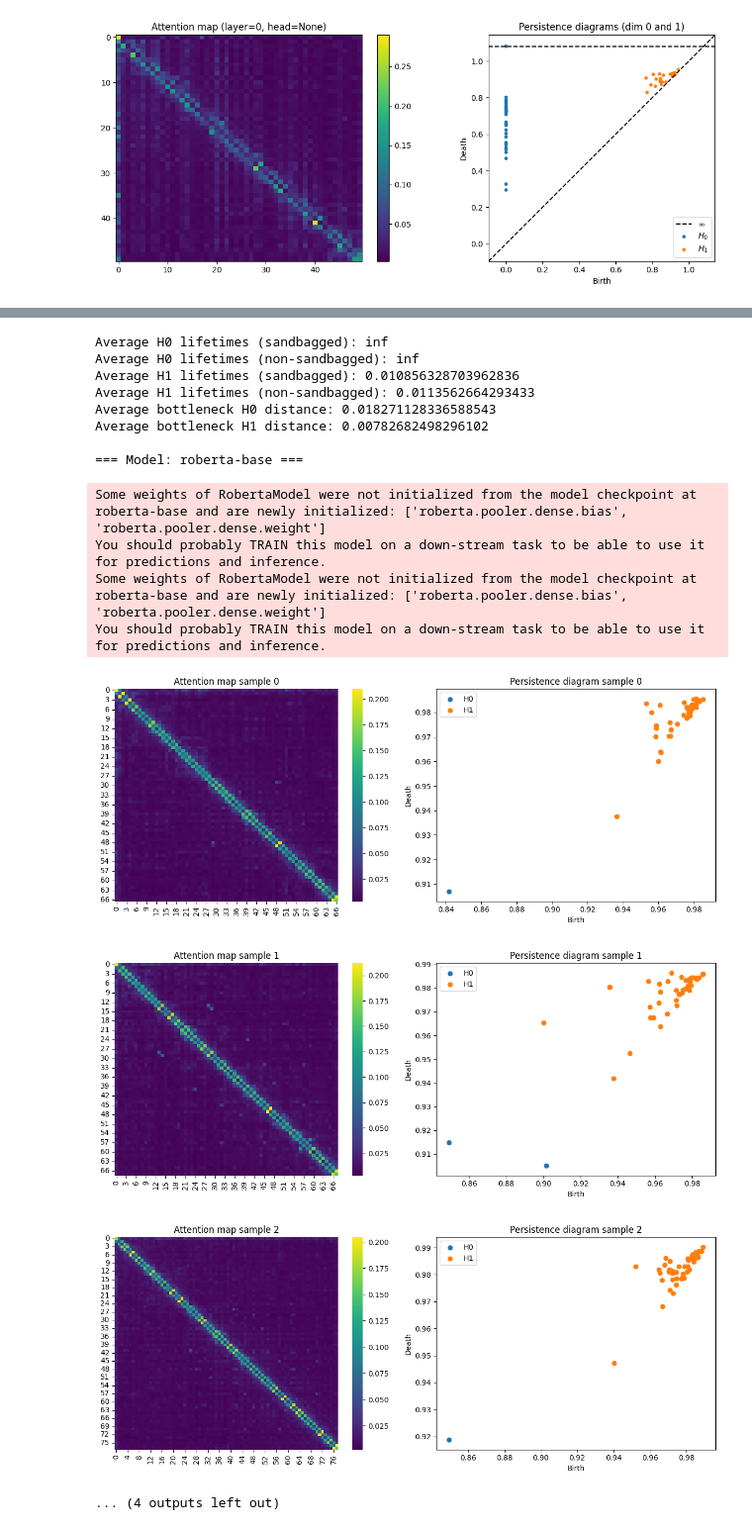
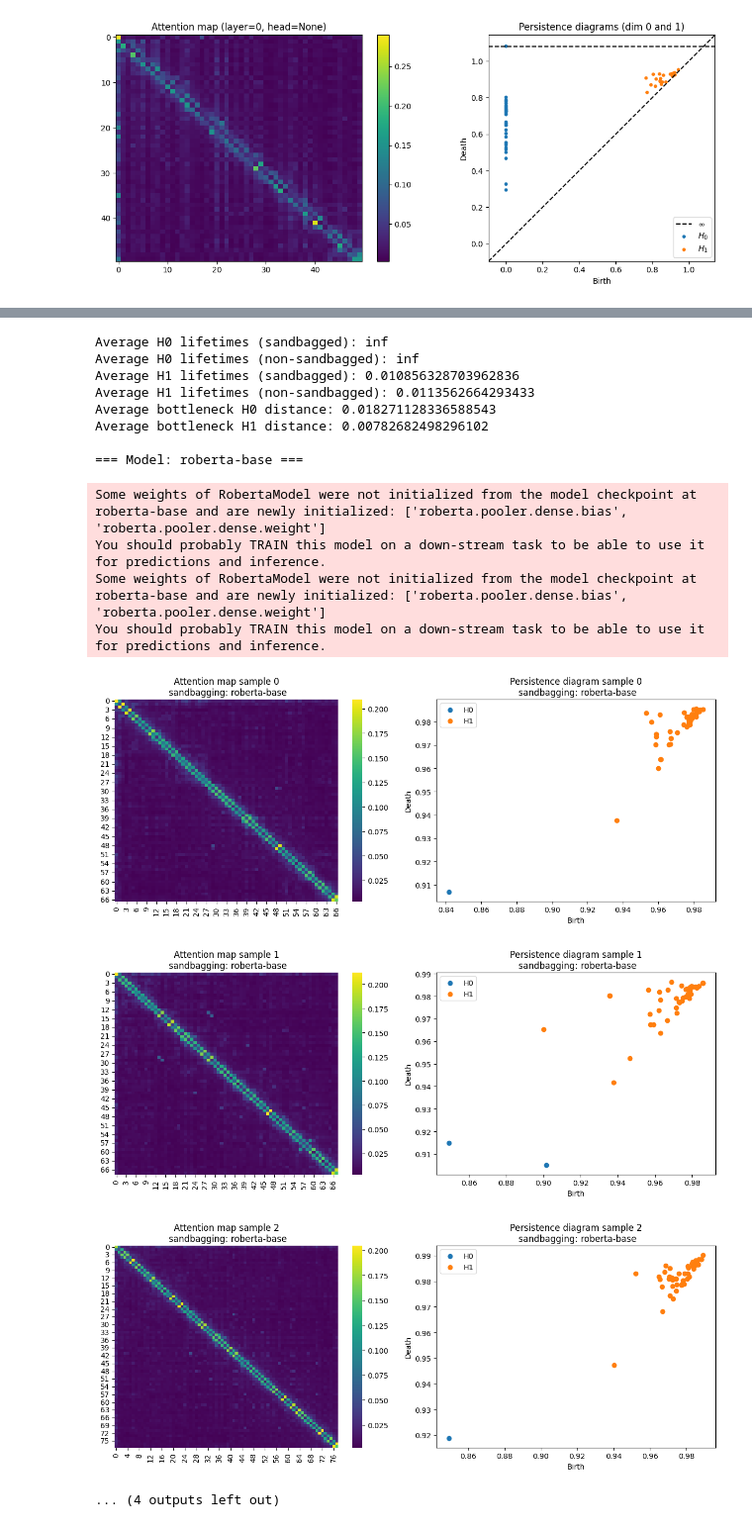
Before and after one commit to angelinatsai04/mitll_clinic, a Jupyter notebook: text_to_attention.ipynb, the cells around one changed output, grey strips where cells are left out. Shown at 99% size. Saved outputs shown, nothing was run; the diff lists cells and outputs as text; code cells hidden in the pictures.

Commit message:
fixing graphs

```diff
--- a/text_to_attention.ipynb
+++ b/text_to_attention.ipynb
@@ -363,7 +388,7 @@ def batch_pipeline(model_name: str, texts: List[str], device="cpu",
 
     return attn_maps, Ds, res_list
 
-def visualize_batch(attn_maps, res_list, n_display=5):
+def visualize_batch(attn_maps, res_list, model_name, sandbagging, n_display=5):
     """
     Displays attention heatmaps and persistence diagrams for first n_display samples.
     """
@@ -372,14 +397,14 @@ def visualize_batch(attn_maps, res_list, n_display=5):
     for i in range(n_display):
         fig, axes = plt.subplots(1, 2, figsize=(12, 5))
         sns.heatmap(attn_maps[i], ax=axes[0], cmap="viridis")
-        axes[0].set_title(f"Attention map sample {i}")
+        axes[0].set_title(f"Attention map sample {i}\n {sandbagging}: {model_name}")
 
         for dim, dgms in enumerate(res_list[i]["dgms"]):
             axes[1].scatter(dgms[:,0], dgms[:,1], label=f"H{dim}")
         axes[1].set_xlabel("Birth")
         axes[1].set_ylabel("Death")
         axes[1].legend()
-        axes[1].set_title(f"Persistence diagram sample {i}")
+        axes[1].set_title(f"Persistence diagram sample {i}\n {sandbagging}: {model_name}")
         plt.tight_layout()
         plt.show()
 
@@ -429,8 +456,8 @@ for model_name in models:
     attn_s, Ds_s, res_s = batch_pipeline(model_name, merged_s, device="cpu")
     attn_n, Ds_n, res_n = batch_pipeline(model_name, merged_n, device="cpu")
 
-    visualize_batch(attn_s, res_s, n_display=3)
-    visualize_batch(attn_n, res_n, n_display=3)
+    visualize_batch(attn_s, res_s, model_name, sandbagging="sandbagging", n_display=3)
+    visualize_batch(attn_n, res_n, model_name, sandbagging="non-sandbagging", n_display=3)
 
     analysis = analyze_batch(res_s, res_n)
     print("Average H0 lifetimes (sandbagged):", np.mean(analysis["h0_lifetimes_s"]))
@@ -450,16 +477,16 @@ for model_name in models:
 Average H0 lifetimes (sandbagged): inf
 Average H0 lifetimes (non-sandbagged): inf
 Average H1 lifetimes (sandbagged): 0.010856328703962836
 Average H1 lifetimes (non-sandbagged): 0.0113562664293433
 Average bottleneck H0 distance: 0.018271128336588543
 Average bottleneck H1 distance: 0.00782682498296102
 
 === Model: roberta-base ===
 Some weights of RobertaModel were not initialized from the model checkpoint at roberta-base and are newly initialized: ['roberta.pooler.dense.bias', 'roberta.pooler.dense.weight']
 You should probably TRAIN this model on a down-stream task to be able to use it for predictions and inference.
 Some weights of RobertaModel were not initialized from the model checkpoint at roberta-base and are newly initialized: ['roberta.pooler.dense.bias', 'roberta.pooler.dense.weight']
 You should probably TRAIN this model on a down-stream task to be able to use it for predictions and inference.
-[figure, old version]
+[figure, new version]
-[figure, old version]
+[figure, new version]
-[figure, old version]
+[figure, new version]
 ... (4 outputs left out)
```
Also changed, not shown: parts of 8 cells of this notebook.
